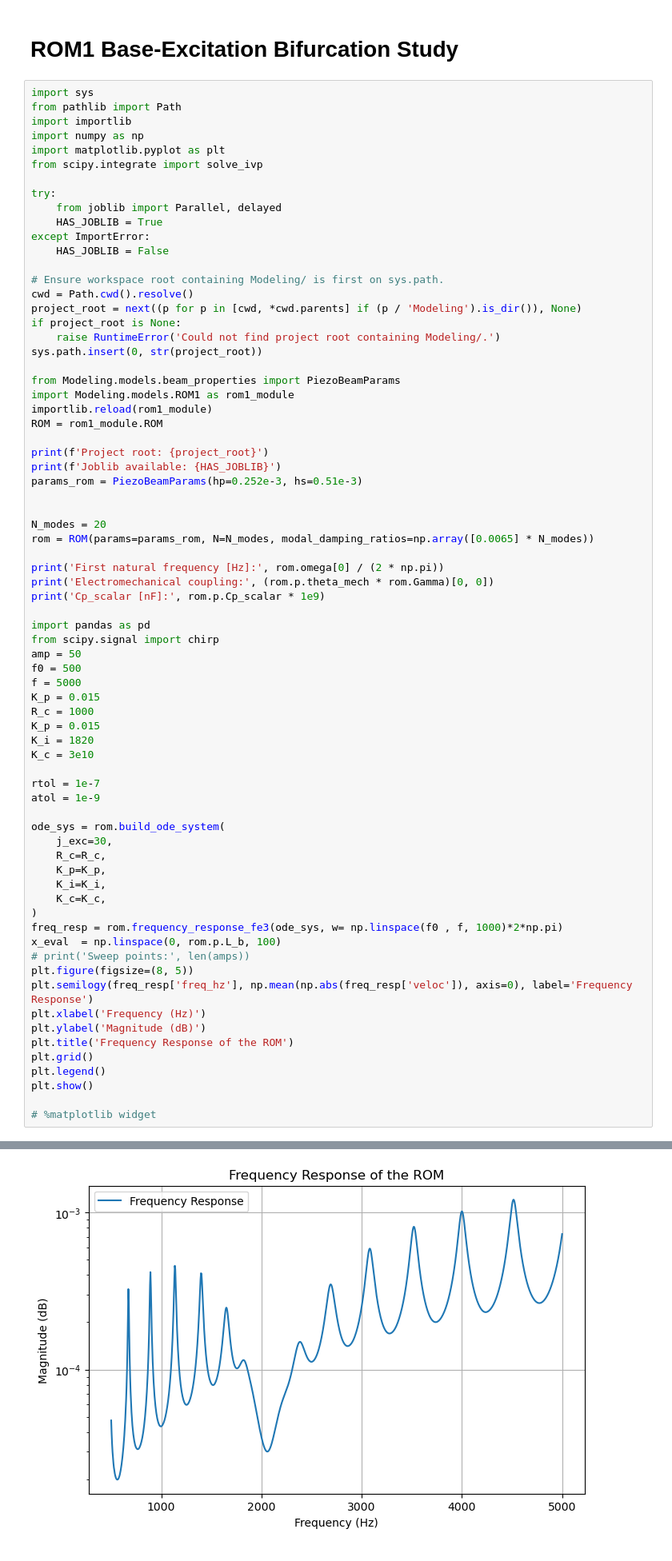
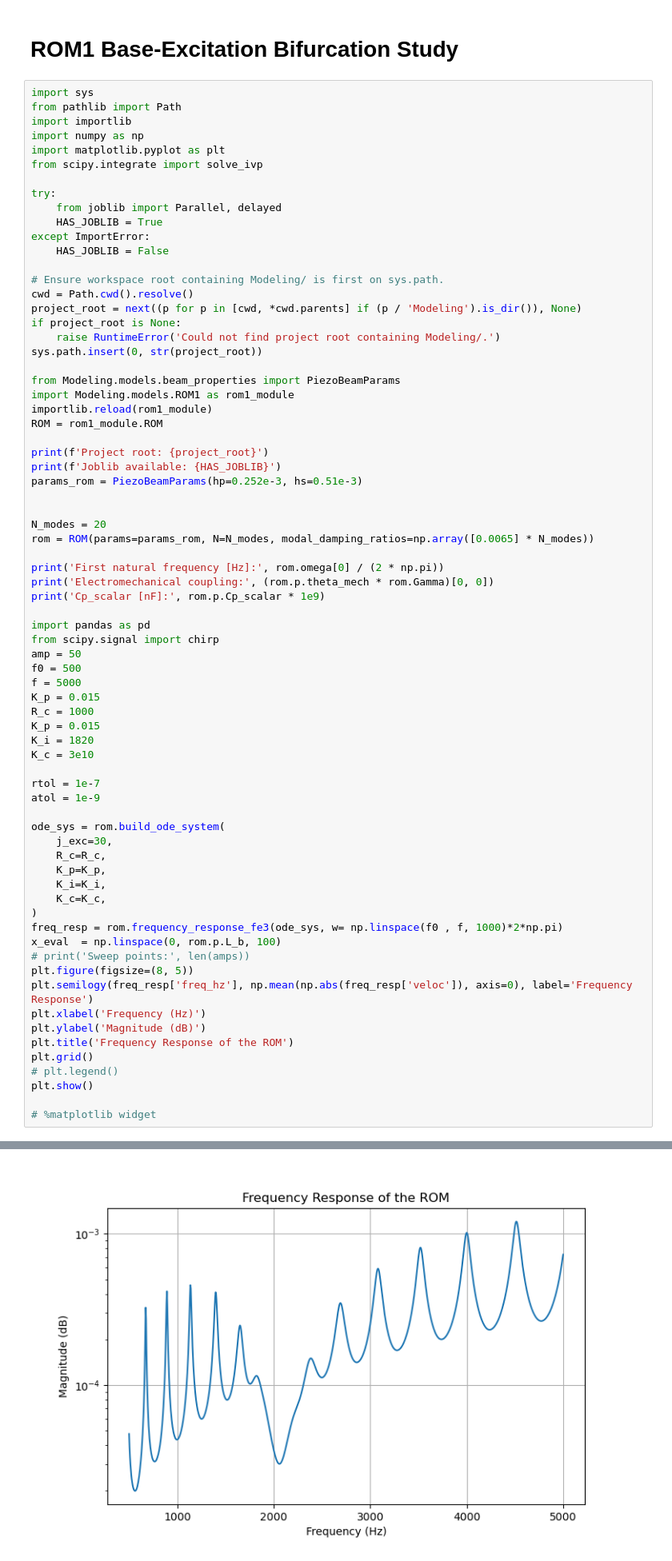
Before and after one commit to nimaet/Modeling, a Jupyter notebook: tasks/Chaotic_band/duffing_ROM.ipynb, the cells around one changed output, grey strips where cells are left out. Shown at 80% size. Drawn from its saved outputs; the diff is of its cells as text.

```diff
--- a/tasks/Chaotic_band/duffing_ROM.ipynb
+++ b/tasks/Chaotic_band/duffing_ROM.ipynb
@@ -50,35 +50,35 @@ K_i = 1820
 K_c = 3e10
 
 rtol = 1e-7
 atol = 1e-9
 
 ode_sys = rom.build_ode_system(
     j_exc=30,
     R_c=R_c,
     K_p=K_p,
     K_i=K_i,
     K_c=K_c,
 )
 freq_resp = rom.frequency_response_fe3(ode_sys, w= np.linspace(f0 , f, 1000)*2*np.pi)
 x_eval  = np.linspace(0, rom.p.L_b, 100)
 # print('Sweep points:', len(amps))
 plt.figure(figsize=(8, 5))
 plt.semilogy(freq_resp['freq_hz'], np.mean(np.abs(freq_resp['veloc']), axis=0), label='Frequency Response')
 plt.xlabel('Frequency (Hz)')
 plt.ylabel('Magnitude (dB)')
 plt.title('Frequency Response of the ROM')
 plt.grid()
-plt.legend()
+# plt.legend()
 plt.show()
 
 # %matplotlib widget
 # %% [output]
 Project root: D:\GaTech Dropbox\Seyednima Etemadi\Projects\Metamaterial beam
 Joblib available: True
 First natural frequency [Hz]: 5.69543112994812
 Electromechanical coupling: 0.00036615349431026213
 Cp_scalar [nF]: 10.894621964621964
-[figure, old version]
+[figure, new version]
 # %%
 # # Single simulation
 # f0= 3000
```
Also changed, not shown: parts of 9 cells of this notebook, 8 other files.
